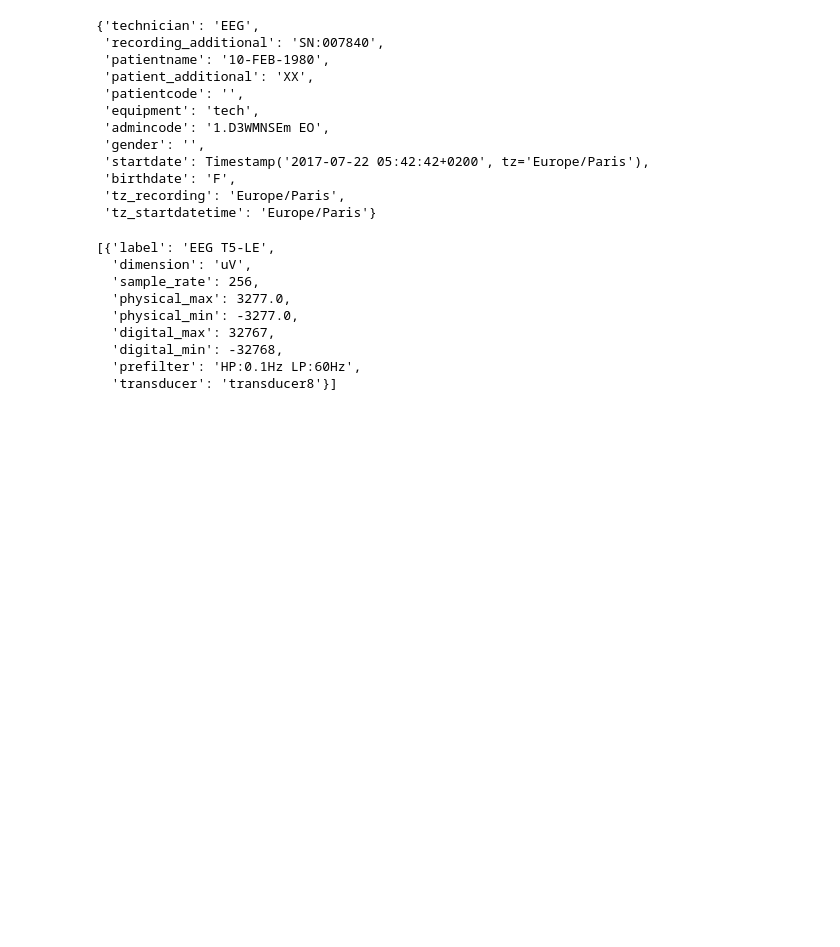
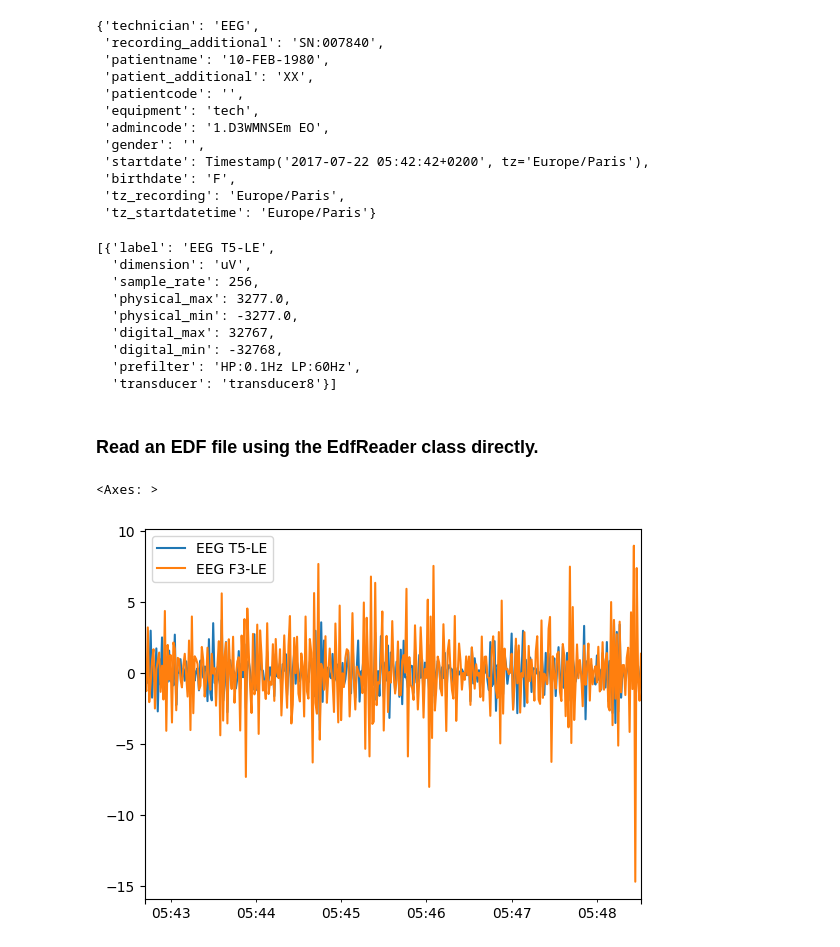
Before and after one commit to NarayanSchuetz/edf2parquet, a Jupyter notebook: examples.ipynb, the cells around one changed output. Drawn from its saved outputs; the diff is of its cells as text; code cells hidden in the pictures; blank space fills up the shorter version.

Commit message:
Add separate EDF reader.

```diff
--- a/examples.ipynb
+++ b/examples.ipynb
@@ -65,3 +65,13 @@ reader.get_signal_headers()
   'digital_min': -32768,
   'prefilter': 'HP:0.1Hz LP:60Hz',
   'transducer': 'transducer8'}]
+# %% [markdown]
+### Read an EDF file using the EdfReader class directly.
+# %%
+from edf2parquet.readers import EdfReader
+my_edf_file_path = "edf2parquet/tests/test_resources/temp_test.edf"
+reader = EdfReader(edf_file_path=my_edf_file_path)
+reader.get_pandas_dataframe("EEG T5-LE", "EEG F3-LE", set_timezone=False).resample("1s").mean().iloc[:1000].plot()
+# %% [output]
+<Axes: >
+[figure, added]
```
Also changed, not shown: parts of 2 cells of this notebook, 7 other files.
